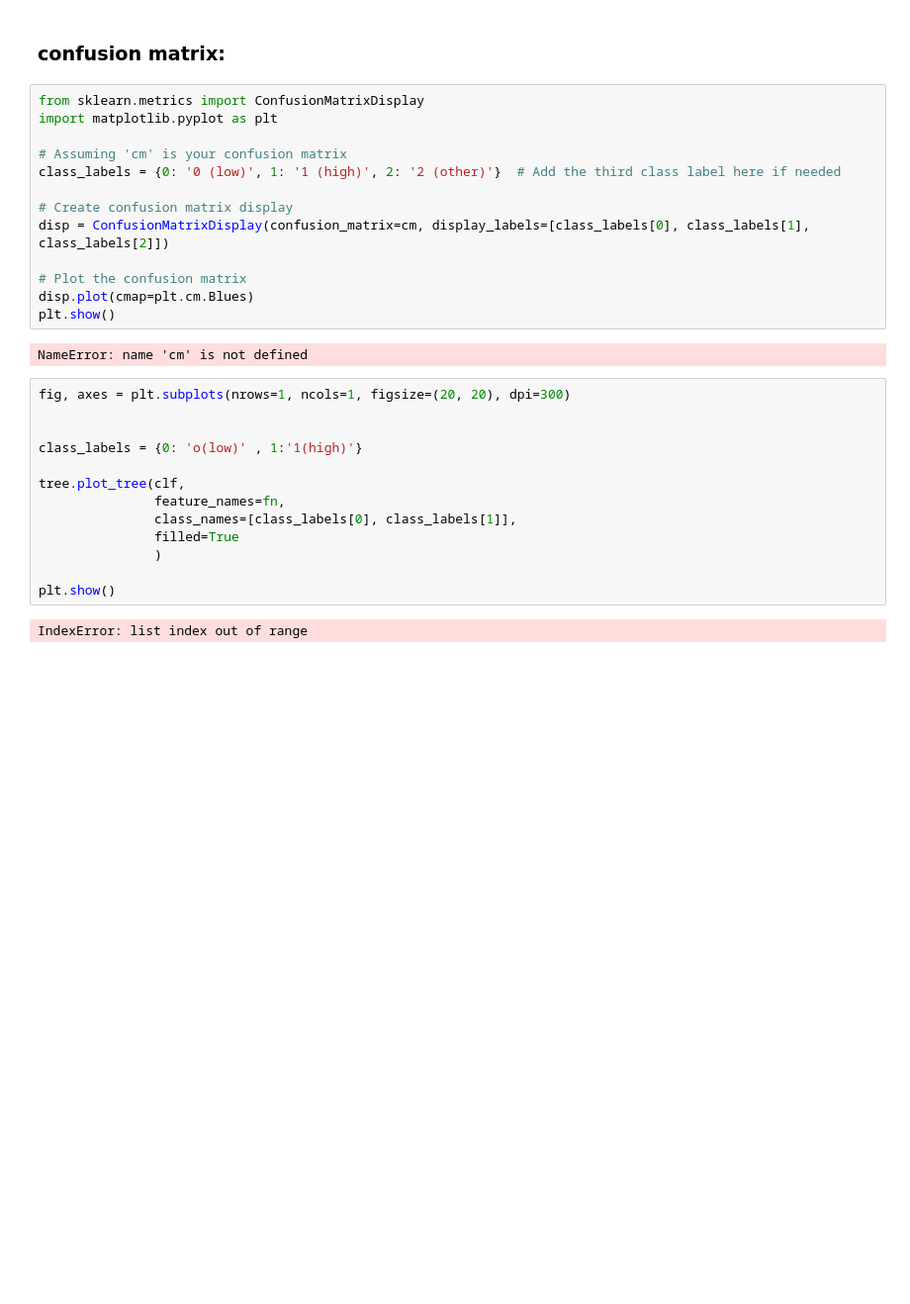
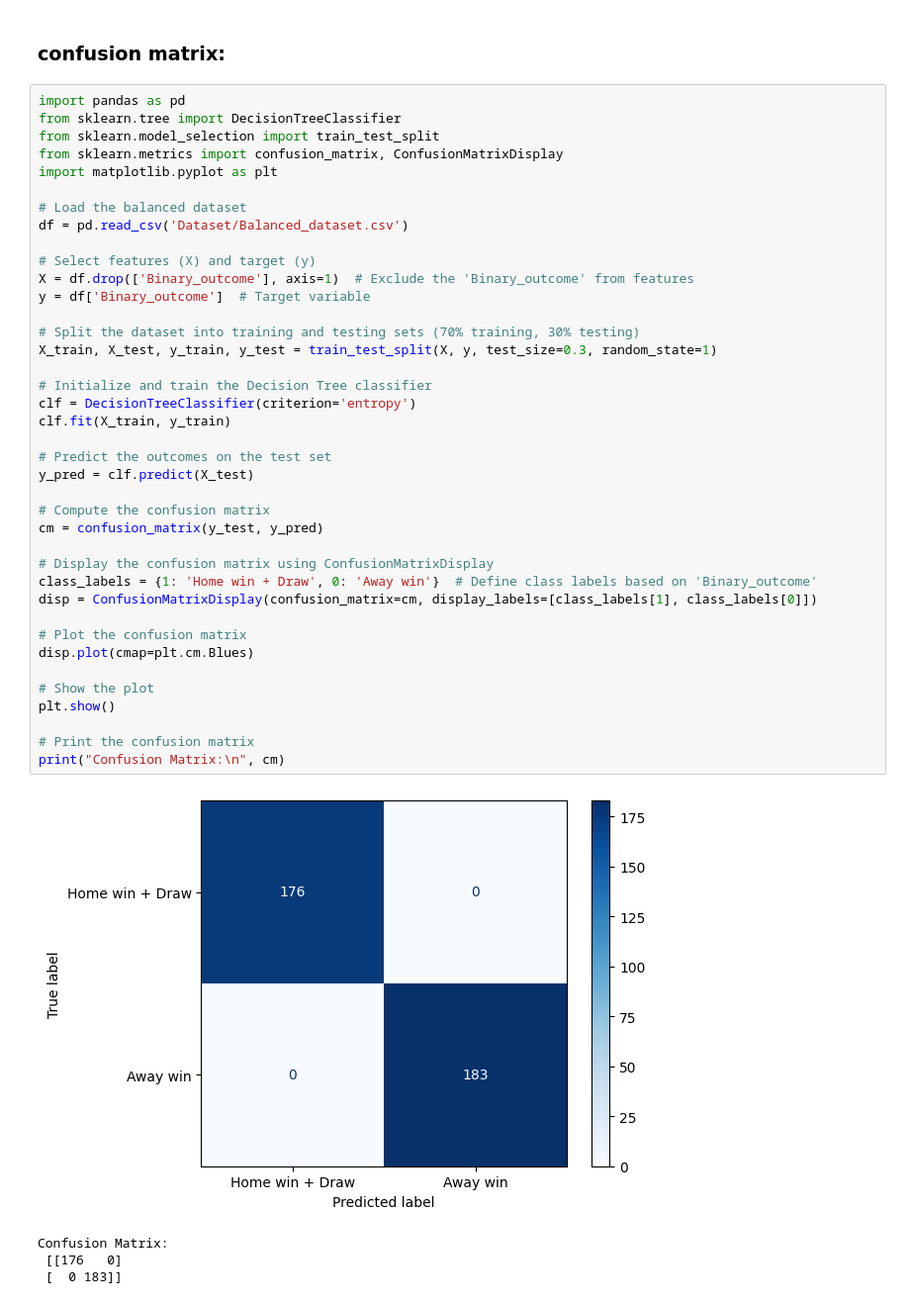
Before and after one commit to Aljwharah9/Project-IT-326, a Jupyter notebook: Phase_3.ipynb, the cells around one changed output. Shown: that part at 99% size. Drawn from its saved outputs; the diff is of its cells as text; blank space fills up the shorter version.

```diff
--- a/Phase_3.ipynb
+++ b/Phase_3.ipynb
@@ -207,34 +207,47 @@ clf = clf. fit (X_train, y_train)
 y_pred = clf.predict (X_test)
 # %% [markdown]
 ### confusion matrix:
-# %%
-from sklearn.metrics import ConfusionMatrixDisplay
-import matplotlib.pyplot as plt
-
-# Assuming 'cm' is your confusion matrix
-class_labels = {0: '0 (low)', 1: '1 (high)', 2: '2 (other)'}  # Add the third class label here if needed
-
-# Create confusion matrix display
-disp = ConfusionMatrixDisplay(confusion_matrix=cm, display_labels=[class_labels[0], class_labels[1], class_labels[2]])
-
-# Plot the confusion matrix
-disp.plot(cmap=plt.cm.Blues)
-plt.show()
-# %% [output]
-NameError: name 'cm' is not defined
-# %%
-fig, axes = plt.subplots(nrows=1, ncols=1, figsize=(20, 20), dpi=300)
-
-
-class_labels = {0: 'o(low)' , 1:'1(high)'}
-
-tree.plot_tree(clf,
-               feature_names=fn,
-               class_names=[class_labels[0], class_labels[1]],
-               filled=True
-               )
-
-plt.show()
-# %% [output]
-IndexError: list index out of range
-[figure, removed]
+# %%
+import pandas as pd
+from sklearn.tree import DecisionTreeClassifier
+from sklearn.model_selection import train_test_split
+from sklearn.metrics import confusion_matrix, ConfusionMatrixDisplay
+import matplotlib.pyplot as plt
+
+# Load the balanced dataset
+df = pd.read_csv('Dataset/Balanced_dataset.csv')
+
+# Select features (X) and target (y)
+X = df.drop(['Binary_outcome'], axis=1)  # Exclude the 'Binary_outcome' from features
+y = df['Binary_outcome']  # Target variable
+
+# Split the dataset into training and testing sets (70% training, 30% testing)
+X_train, X_test, y_train, y_test = train_test_split(X, y, test_size=0.3, random_state=1)
+
+# Initialize and train the Decision Tree classifier
+clf = DecisionTreeClassifier(criterion='entropy')
+clf.fit(X_train, y_train)
+
+# Predict the outcomes on the test set
+y_pred = clf.predict(X_test)
+
+# Compute the confusion matrix
+cm = confusion_matrix(y_test, y_pred)
+
+# Display the confusion matrix using ConfusionMatrixDisplay
+class_labels = {1: 'Home win + Draw', 0: 'Away win'}  # Define class labels based on 'Binary_outcome'
+disp = ConfusionMatrixDisplay(confusion_matrix=cm, display_labels=[class_labels[1], class_labels[0]])
+
+# Plot the confusion matrix
+disp.plot(cmap=plt.cm.Blues)
+
+# Show the plot
+plt.show()
+
+# Print the confusion matrix
+print("Confusion Matrix:\n", cm)
+# %% [output]
+[figure, added]
+Confusion Matrix:
+ [[176   0]
+ [  0 183]]
```
Also changed, not shown: parts of 4 cells of this notebook.
